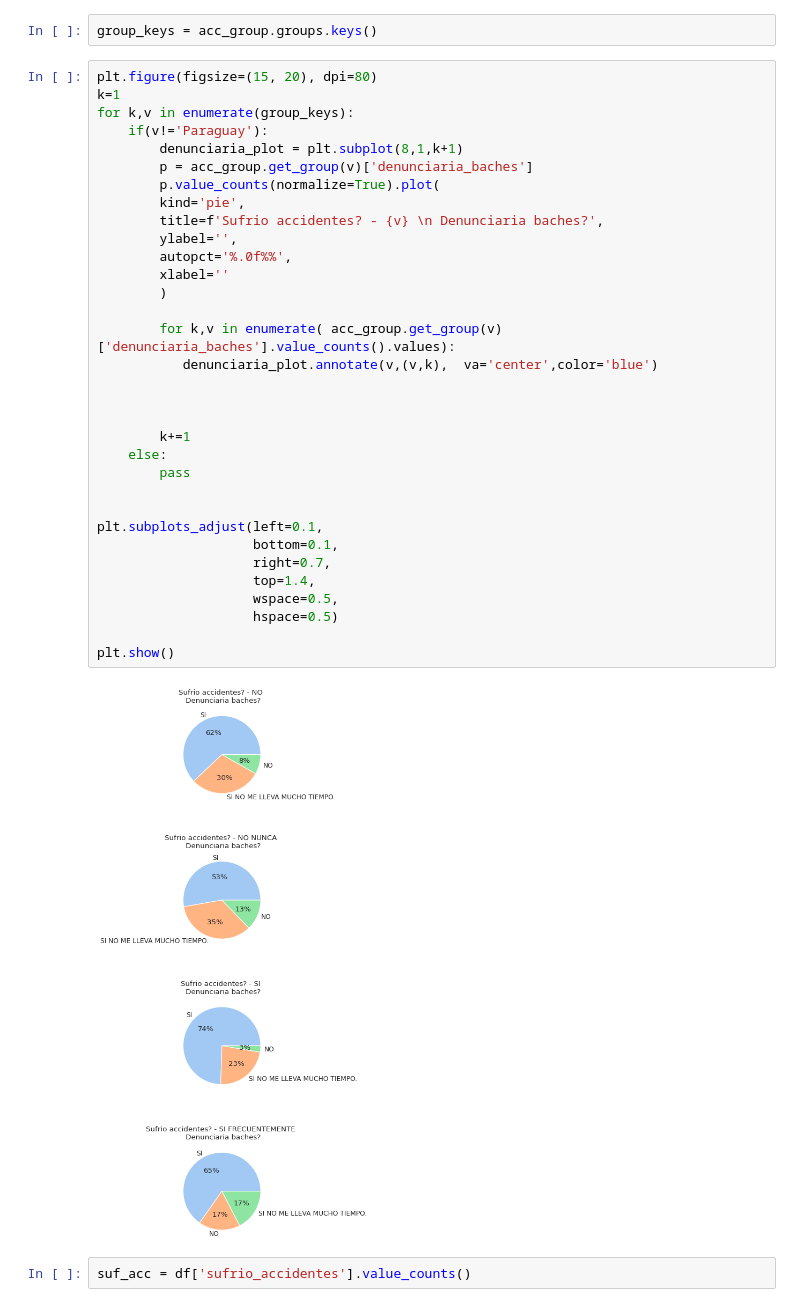
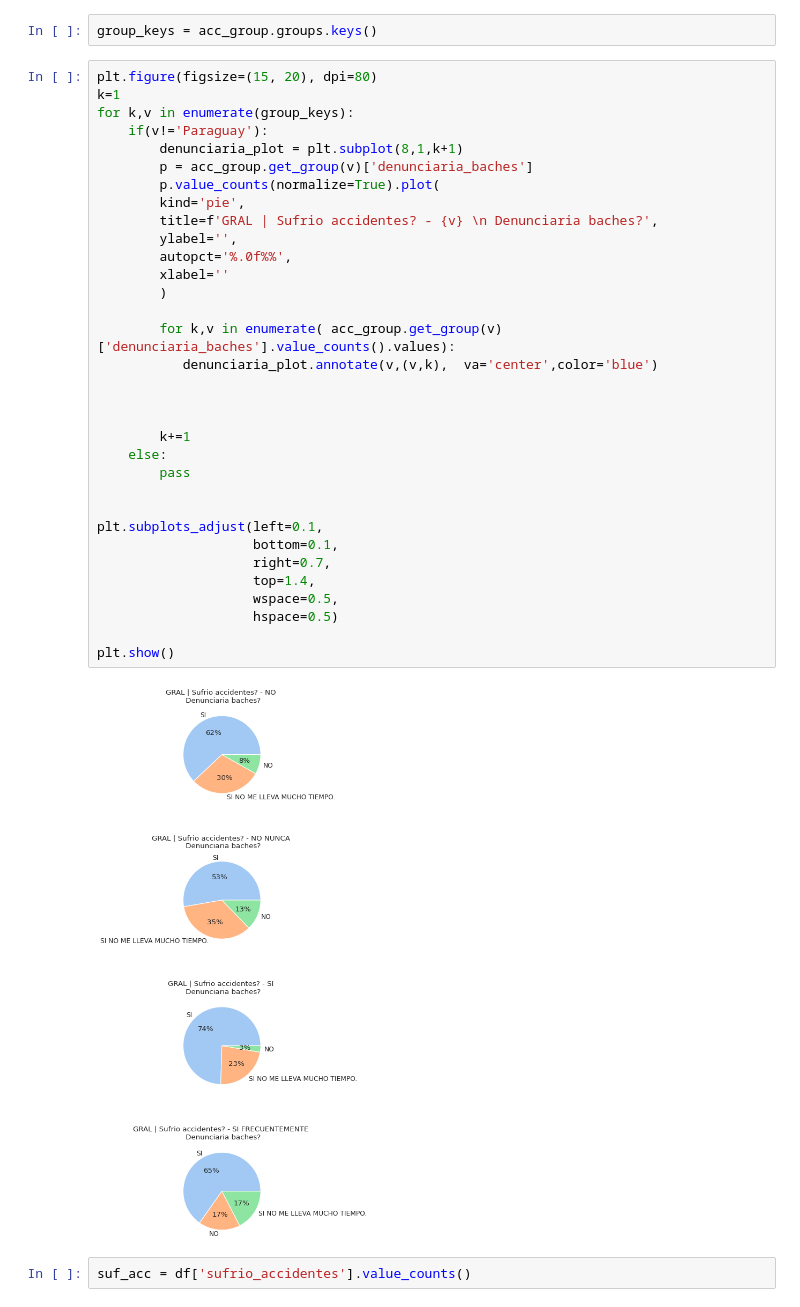
Before and after one commit to TorrezMN/Data_Science, a Jupyter notebook: notebooks/GeneralView.ipynb, the cells around one changed output. Cells and saved outputs as stored; diff of their text form.

```diff
--- a/notebooks/GeneralView.ipynb
+++ b/notebooks/GeneralView.ipynb
@@ -538,35 +538,35 @@ k=1
 for k,v in enumerate(group_keys):
     if(v!='Paraguay'):
         denunciaria_plot = plt.subplot(8,1,k+1)
         p = acc_group.get_group(v)['denunciaria_baches']
         p.value_counts(normalize=True).plot(
         kind='pie',
-        title=f'Sufrio accidentes? - {v} \n Denunciaria baches?',
+        title=f'GRAL | Sufrio accidentes? - {v} \n Denunciaria baches?',
         ylabel='',
         autopct='%.0f%%',
         xlabel=''
         )
 
         for k,v in enumerate( acc_group.get_group(v)['denunciaria_baches'].value_counts().values):
            denunciaria_plot.annotate(v,(v,k),  va='center',color='blue')
 
 
 
         k+=1
     else:
         pass
 
 
 plt.subplots_adjust(left=0.1,
                     bottom=0.1,
                     right=0.7,
                     top=1.4,
                     wspace=0.5,
                     hspace=0.5)
 
 plt.show()
 # %% [output]
-[figure, old version]
+[figure, new version]
 # %%
 suf_acc = df['sufrio_accidentes'].value_counts()
 # %%
```
Also changed, not shown: 1 other file.
